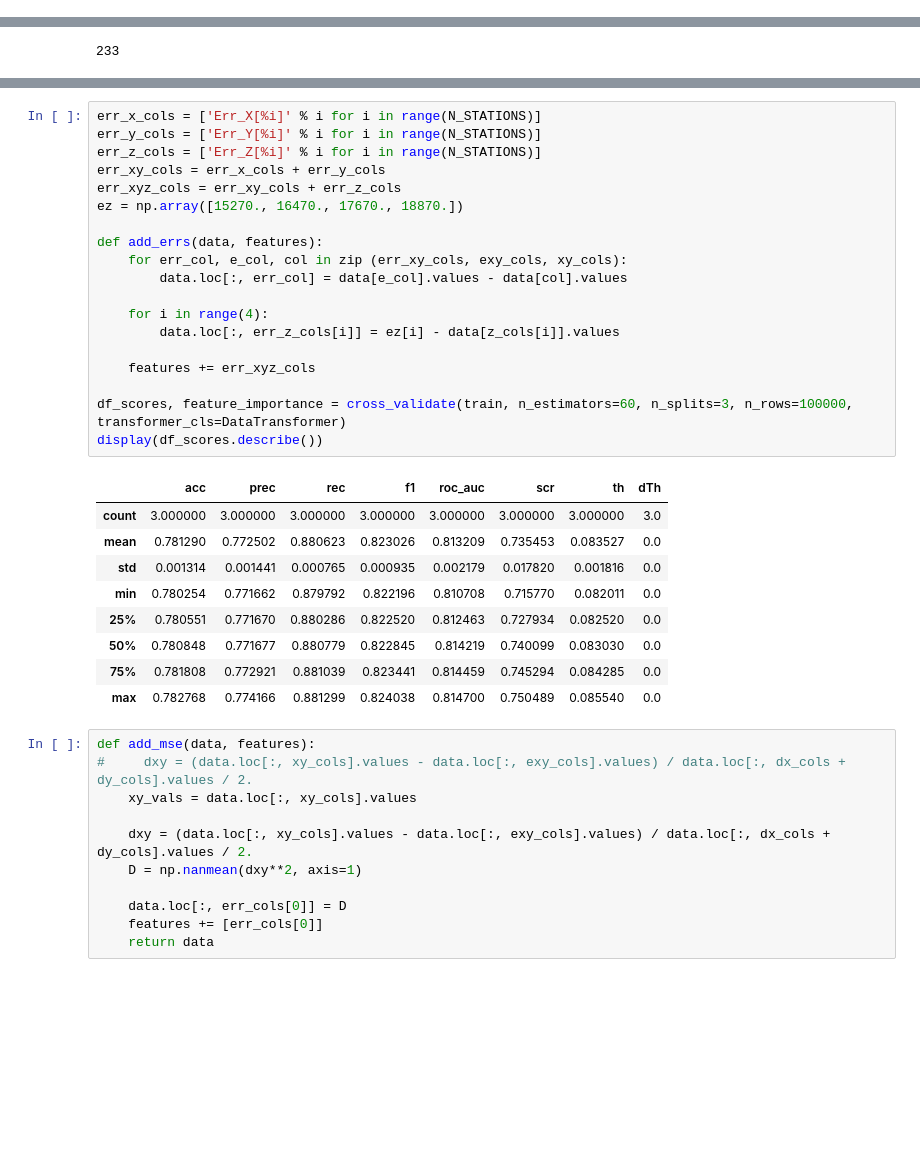
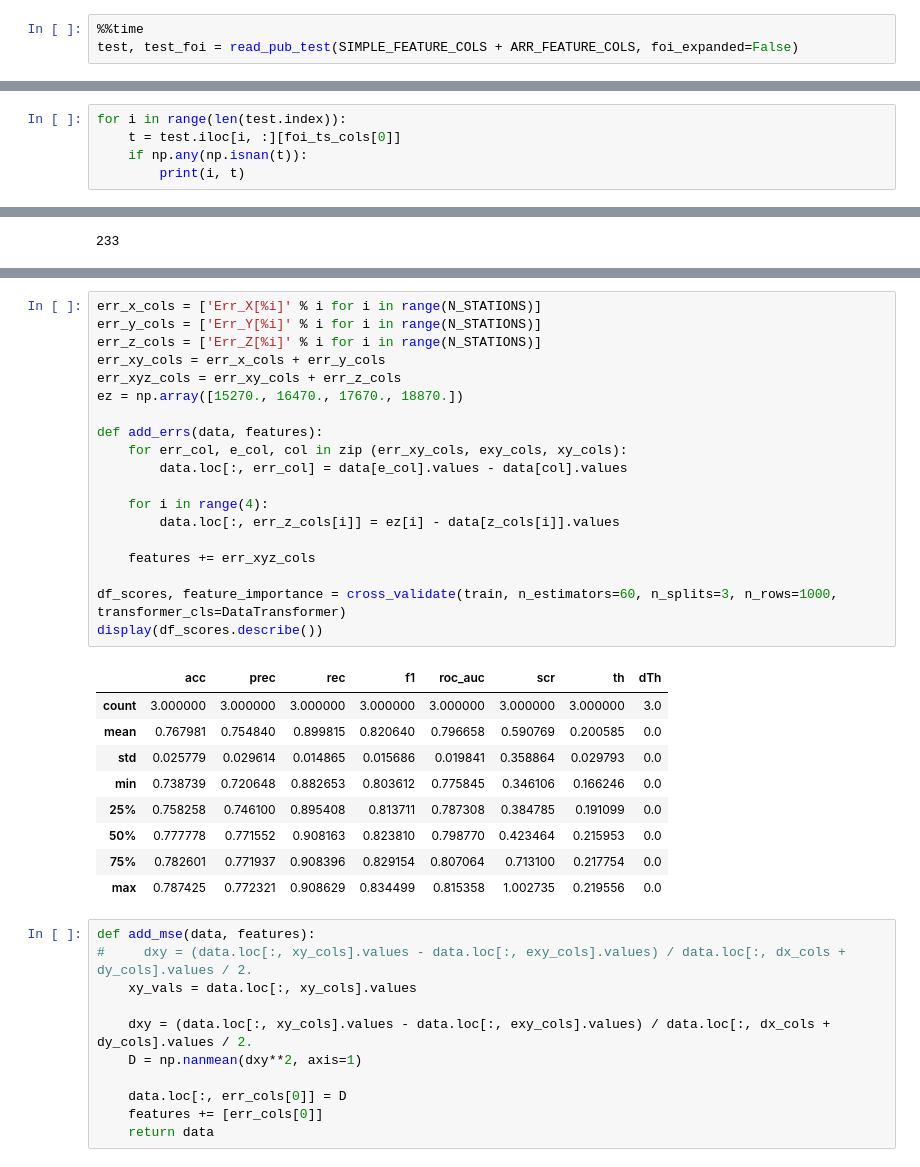
Before and after one commit to almaslov/idao2019, a Jupyter notebook: 09_foi.ipynb, the cells around one changed output, grey strips where cells are left out. Cells and saved outputs as stored; diff of their text form; blank space fills up the shorter version.

Commit message:
+ expanded foi_table

```diff
--- a/09_foi.ipynb
+++ b/09_foi.ipynb
@@ -40,0 +49,3 @@ def ndprint(a, precision=3):
+# %%
+%%time
+test, test_foi = read_pub_test(SIMPLE_FEATURE_COLS + ARR_FEATURE_COLS, foi_expanded=False)
@@ -40,0 +60,5 @@ def ndprint(a, precision=3):
+# %%
+for i in range(len(test.index)):
+    t = test.iloc[i, :][foi_ts_cols[0]]
+    if np.any(np.isnan(t)):
+        print(i, t)
@@ -217,32 +608,32 @@ feature_importance
 # %%
 err_x_cols = ['Err_X[%i]' % i for i in range(N_STATIONS)]
 err_y_cols = ['Err_Y[%i]' % i for i in range(N_STATIONS)]
 err_z_cols = ['Err_Z[%i]' % i for i in range(N_STATIONS)]
 err_xy_cols = err_x_cols + err_y_cols
 err_xyz_cols = err_xy_cols + err_z_cols
 ez = np.array([15270., 16470., 17670., 18870.])
 
 def add_errs(data, features):
     for err_col, e_col, col in zip (err_xy_cols, exy_cols, xy_cols):
         data.loc[:, err_col] = data[e_col].values - data[col].values
 
     for i in range(4):
         data.loc[:, err_z_cols[i]] = ez[i] - data[z_cols[i]].values
 
     features += err_xyz_cols
 
-df_scores, feature_importance = cross_validate(train, n_estimators=60, n_splits=3, n_rows=100000, transformer_cls=DataTransformer)
+df_scores, feature_importance = cross_validate(train, n_estimators=60, n_splits=3, n_rows=1000, transformer_cls=DataTransformer)
 display(df_scores.describe())
 # %% [output]
 |  | acc | prec | rec | f1 | roc_auc | scr | th | dTh |
 | count | 3.000000 | 3.000000 | 3.000000 | 3.000000 | 3.000000 | 3.000000 | 3.000000 | 3.0 |
-| mean | 0.781290 | 0.772502 | 0.880623 | 0.823026 | 0.813209 | 0.735453 | 0.083527 | 0.0 |
-| std | 0.001314 | 0.001441 | 0.000765 | 0.000935 | 0.002179 | 0.017820 | 0.001816 | 0.0 |
-| min | 0.780254 | 0.771662 | 0.879792 | 0.822196 | 0.810708 | 0.715770 | 0.082011 | 0.0 |
-| 25% | 0.780551 | 0.771670 | 0.880286 | 0.822520 | 0.812463 | 0.727934 | 0.082520 | 0.0 |
-| 50% | 0.780848 | 0.771677 | 0.880779 | 0.822845 | 0.814219 | 0.740099 | 0.083030 | 0.0 |
-| 75% | 0.781808 | 0.772921 | 0.881039 | 0.823441 | 0.814459 | 0.745294 | 0.084285 | 0.0 |
-| max | 0.782768 | 0.774166 | 0.881299 | 0.824038 | 0.814700 | 0.750489 | 0.085540 | 0.0 |
+| mean | 0.767981 | 0.754840 | 0.899815 | 0.820640 | 0.796658 | 0.590769 | 0.200585 | 0.0 |
+| std | 0.025779 | 0.029614 | 0.014865 | 0.015686 | 0.019841 | 0.358864 | 0.029793 | 0.0 |
+| min | 0.738739 | 0.720648 | 0.882653 | 0.803612 | 0.775845 | 0.346106 | 0.166246 | 0.0 |
+| 25% | 0.758258 | 0.746100 | 0.895408 | 0.813711 | 0.787308 | 0.384785 | 0.191099 | 0.0 |
+| 50% | 0.777778 | 0.771552 | 0.908163 | 0.823810 | 0.798770 | 0.423464 | 0.215953 | 0.0 |
+| 75% | 0.782601 | 0.771937 | 0.908396 | 0.829154 | 0.807064 | 0.713100 | 0.217754 | 0.0 |
+| max | 0.787425 | 0.772321 | 0.908629 | 0.834499 | 0.815358 | 1.002735 | 0.219556 | 0.0 |
 # %%
 def add_mse(data, features):
 #     dxy = (data.loc[:, xy_cols].values - data.loc[:, exy_cols].values) / data.loc[:, dx_cols + dy_cols].values / 2.
```
Also changed, not shown: parts of 23 cells of this notebook, 4 other files.
